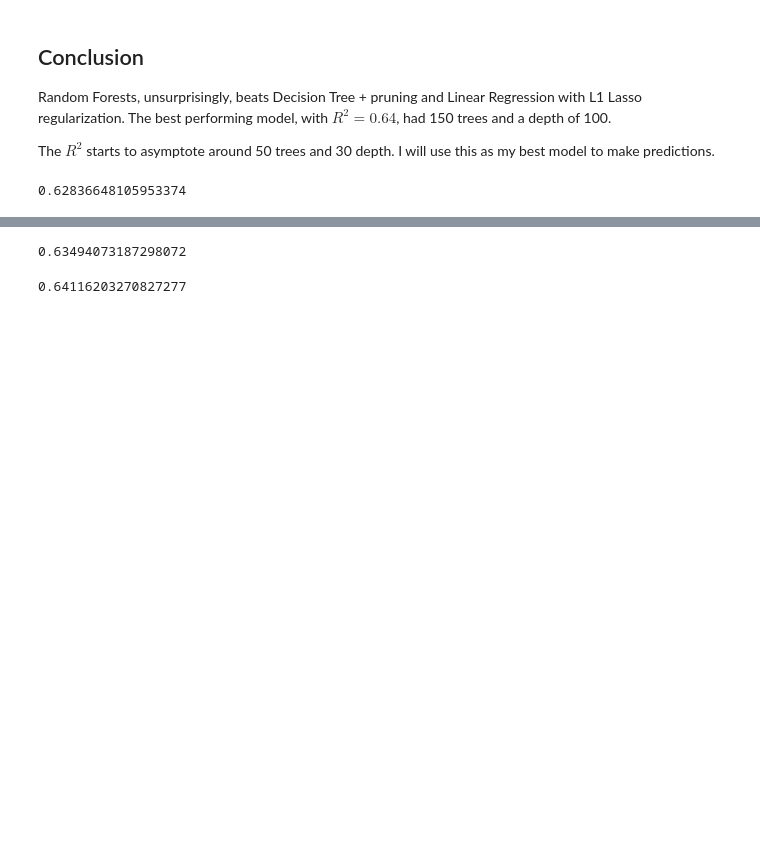
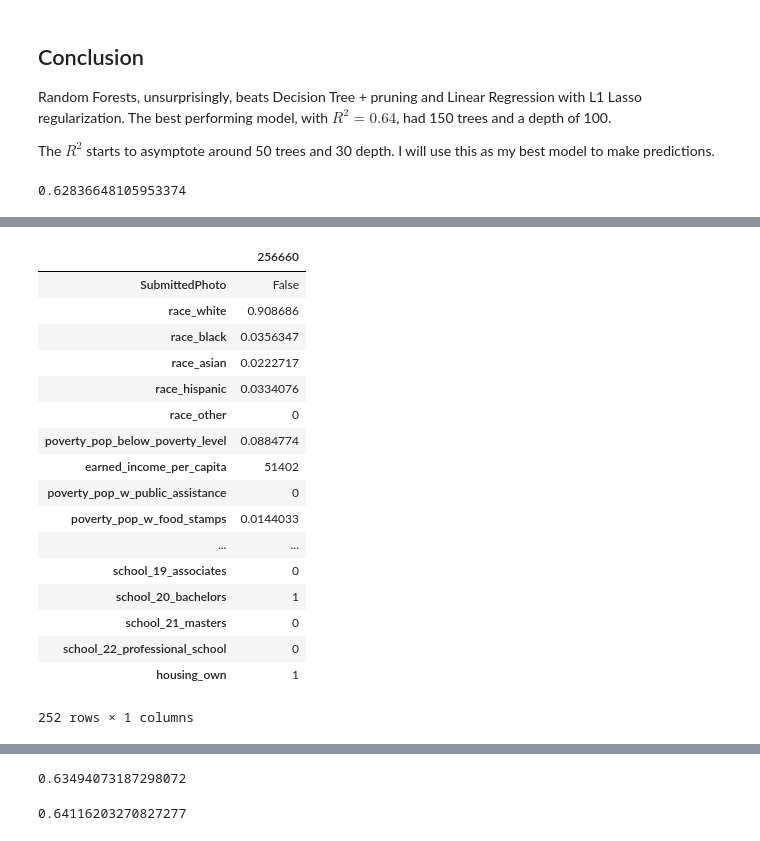
Before and after one commit to aok1425/311-prediction-times, a Jupyter notebook: modeling_q2_completion_time/all_categs_combined/10 Random Forests R2 0.63.ipynb, the cells around one changed output, grey strips where cells are left out. Saved outputs shown, nothing was run; the diff lists cells and outputs as text; code cells hidden in the pictures; blank space fills up the shorter version.

```diff
--- a/modeling_q2_completion_time/all_categs_combined/10 Random Forests R2 0.63.ipynb
+++ b/modeling_q2_completion_time/all_categs_combined/10 Random Forests R2 0.63.ipynb
@@ -259,0 +282,21 @@ model.best_score_
+# %%
+X_test.head(1).T
+# %% [output]
+|  | 256660 |
+| SubmittedPhoto | False |
+| race_white | 0.908686 |
+| race_black | 0.0356347 |
+| race_asian | 0.0222717 |
+| race_hispanic | 0.0334076 |
+| race_other | 0 |
+| poverty_pop_below_poverty_level | 0.0884774 |
+| earned_income_per_capita | 51402 |
+| poverty_pop_w_public_assistance | 0 |
+| poverty_pop_w_food_stamps | 0.0144033 |
+| ... | ... |
+| school_19_associates | 0 |
+| school_20_bachelors | 1 |
+| school_21_masters | 0 |
+| school_22_professional_school | 0 |
+| housing_own | 1 |
+252 rows × 1 columns
```
Also changed, not shown: parts of 18 cells of this notebook, 3 other files.
